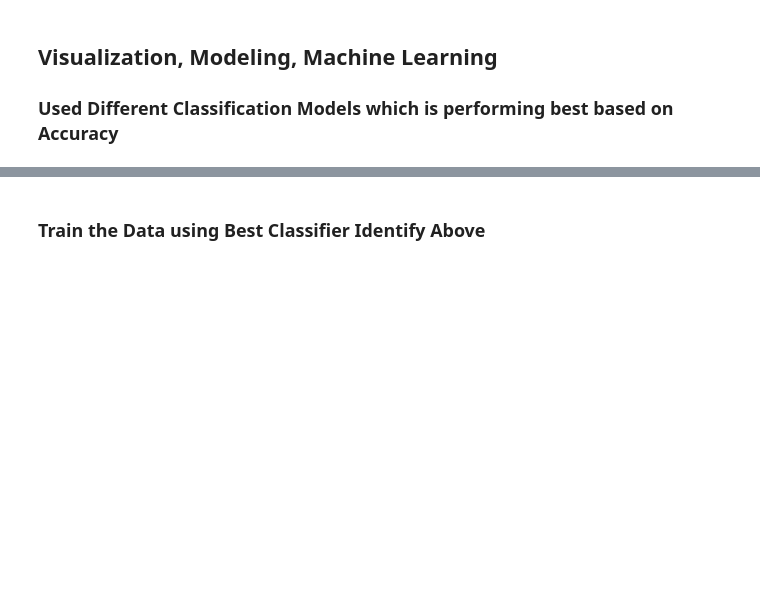
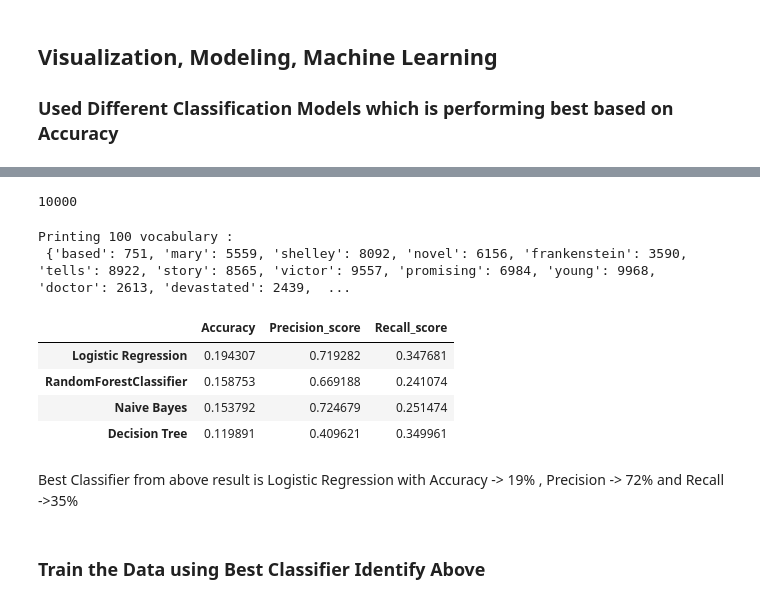
Before and after one commit to noopurdhawan/movie_genre_classification, a Jupyter notebook: Movie_Genre_Classification_Assignment.ipynb, the cells around one changed output, grey strips where cells are left out. Drawn from its saved outputs; the diff is of its cells as text; code cells hidden in the pictures; blank space fills up the shorter version.

Commit message:
"Update the results"

```diff
--- a/Movie_Genre_Classification_Assignment.ipynb
+++ b/Movie_Genre_Classification_Assignment.ipynb
@@ -467,3 +433,62 @@ result_df.sort_values(by=["Accuracy"],ascending= False)
+# %%
+len(tfidf_vectorizer.get_feature_names())
+# %% [output]
+10000
+# %%
+print(f"Printing 100 vocabulary :\n {dict(list(tfidf_vectorizer.vocabulary_.items())[0: 100])}")
+# %% [output]
+Printing 100 vocabulary :
+ {'based': 751, 'mary': 5559, 'shelley': 8092, 'novel': 6156, 'frankenstein': 3590, 'tells': 8922, 'story': 8565, 'victor': 9557, 'promising': 6984, 'young': 9968, 'doctor': 2613, 'devastated': 2439,  ...
+# %%
+# Use all the Classifiers to check which is performing best
+algos = [
+          "RandomForestClassifier",
+          "Decision Tree",
+          "Logistic Regression",
+          "Naive Bayes"
+        ]
+
+clfs = [
+        RandomForestClassifier(),
+        DecisionTreeClassifier(),
+        OneVsRestClassifier(LogisticRegression()),
+        OneVsRestClassifier(MultinomialNB(fit_prior=True, class_prior=None))
+        ]
+
+accuracy = []
+precision=[]
+recall=[]
+
+
+for clff in clfs:
+    clff.fit(X_train_tfidf,y_train)
+    acc = clff.score(X_val_tfidf,y_val)
+    y_pred = clff.predict(X_val_tfidf)
+    precision_score = metrics.precision_score(y_val,y_pred,
+                                              pos_label='positive',
+                                              average='micro')
+    recall_score = metrics.recall_score(y_val, y_pred,
+                                pos_label='positive',
+                                average='micro')
+    accuracy.append(acc)
+    precision.append(precision_score)
+    recall.append(recall_score)
+# %%
+# # accuracy of different Classifiers
+result_df = pd.DataFrame({
+                          "Accuracy": accuracy,
+                          "Precision_score":precision,
+                          "Recall_score":recall
+                         } ,index=algos)
+result_df.sort_values(by=["Accuracy"],ascending= False)
+# %% [output]
+|  | Accuracy | Precision_score | Recall_score |
+| Logistic Regression | 0.194307 | 0.719282 | 0.347681 |
+| RandomForestClassifier | 0.158753 | 0.669188 | 0.241074 |
+| Naive Bayes | 0.153792 | 0.724679 | 0.251474 |
+| Decision Tree | 0.119891 | 0.409621 | 0.349961 |
+# %% [markdown]
+Best Classifier from above result is Logistic Regression with Accuracy -> 19% , Precision -> 72% and Recall ->35%
 # %% [markdown]
 ### Train the Data using Best Classifier Identify Above
 # %%
```
Also changed, not shown: parts of 6 cells of this notebook, 2 other files.
